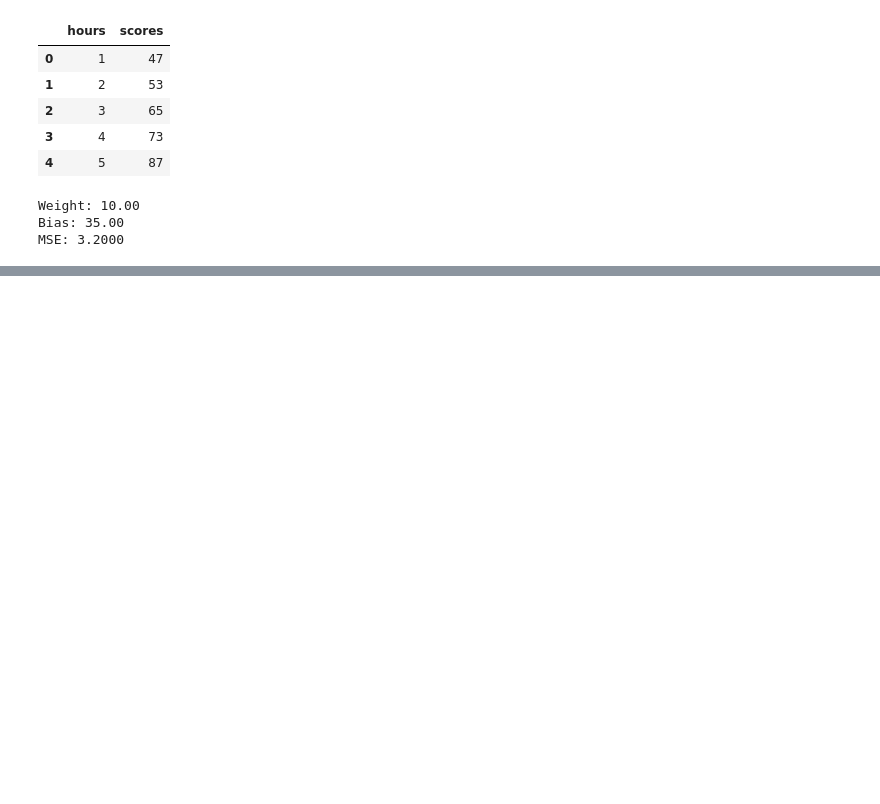
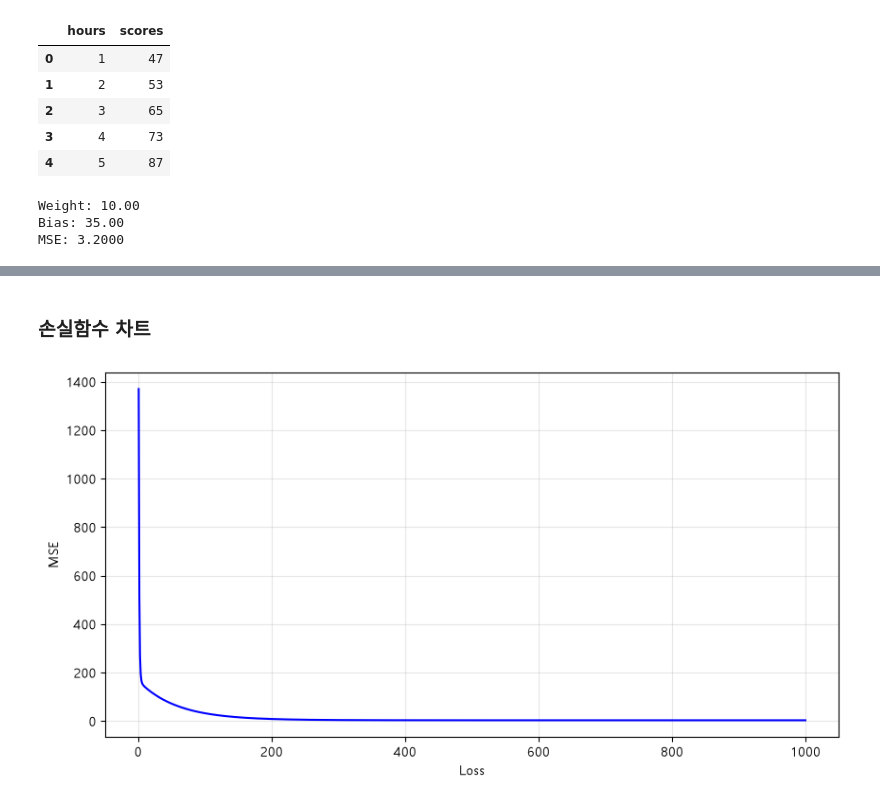
Before and after one commit to jeongeun-ax/kant_ml, a Jupyter notebook: 03_ml.ipynb, the cells around one changed output, grey strips where cells are left out. Saved outputs shown, nothing was run; the diff lists cells and outputs as text; code cells hidden in the pictures; blank space fills up the shorter version.

```diff
--- a/03_ml.ipynb
+++ b/03_ml.ipynb
@@ -181,0 +195,28 @@ MSE: 3.2000
+# %%
+# 전체 데이터를 기준으로 총 몇회 반복
+epochs = 1000
+
+# 학습과정 저장 리스트
+history = []
+
+for epoch in range(epochs):
+    # 전체 데이터 1회 학습 (1 epoch)
+    sgd.partial_fit(X, y)
+
+    # 1회 학습 후 예측
+    y_pred = sgd.predict(X)
+
+    # 현재 모델의 MSE 계산
+    mse = mean_squared_error(y, y_pred)
+
+    # 현재 학습 결과 저장(누적)
+    history.append({
+        "epoch": epoch + 1,
+        "weight": sgd.coef_[0],
+        "bias": sgd.intercept_[0],
+        "mse": mse
+    })
+
+# 학습 기록 => DataFrame 으로 변환
+history_df = pd.DataFrame(history)
+history_df
@@ -181,0 +249,18 @@ MSE: 3.2000
+# %% [markdown]
+### 손실함수 차트
+# %%
+plt.figure(figsize=(10,5))
+
+# Epoch에 따른 MSE 변화
+plt.plot(
+    history_df["epoch"],
+    history_df["mse"],
+    color="blue",
+    label="학습 손실(Traing Loss)"
+)
+plt.xlabel("Loss")
+plt.ylabel("MSE")
+plt.grid(alpha=0.3)
+plt.show()
+# %% [output]
+[figure, added]
```
Also changed, not shown: parts of 38 cells of this notebook.
